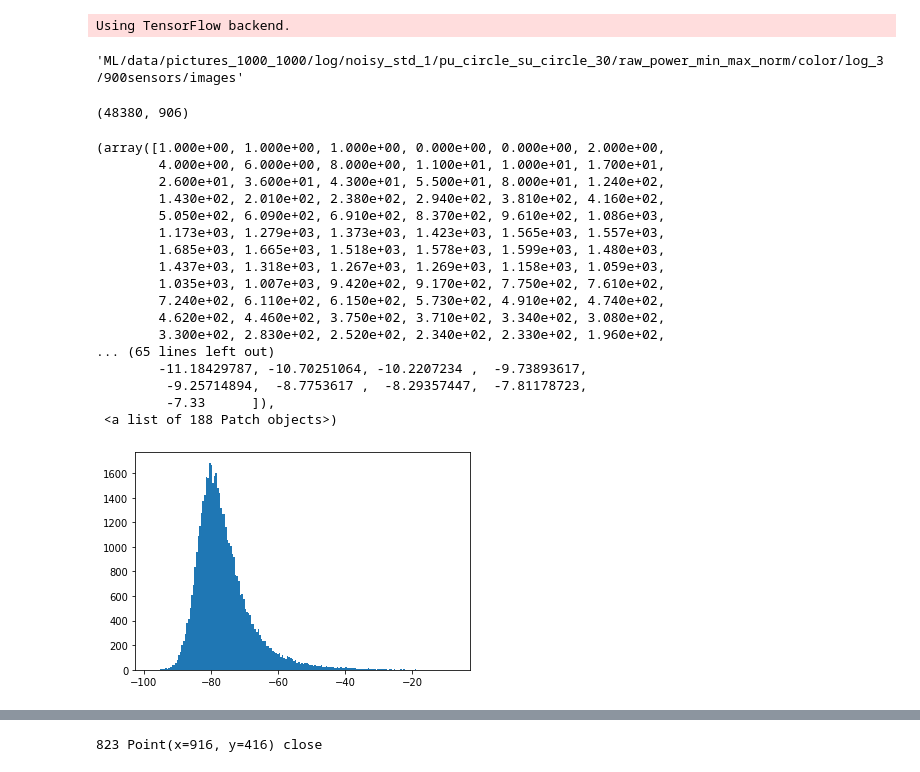
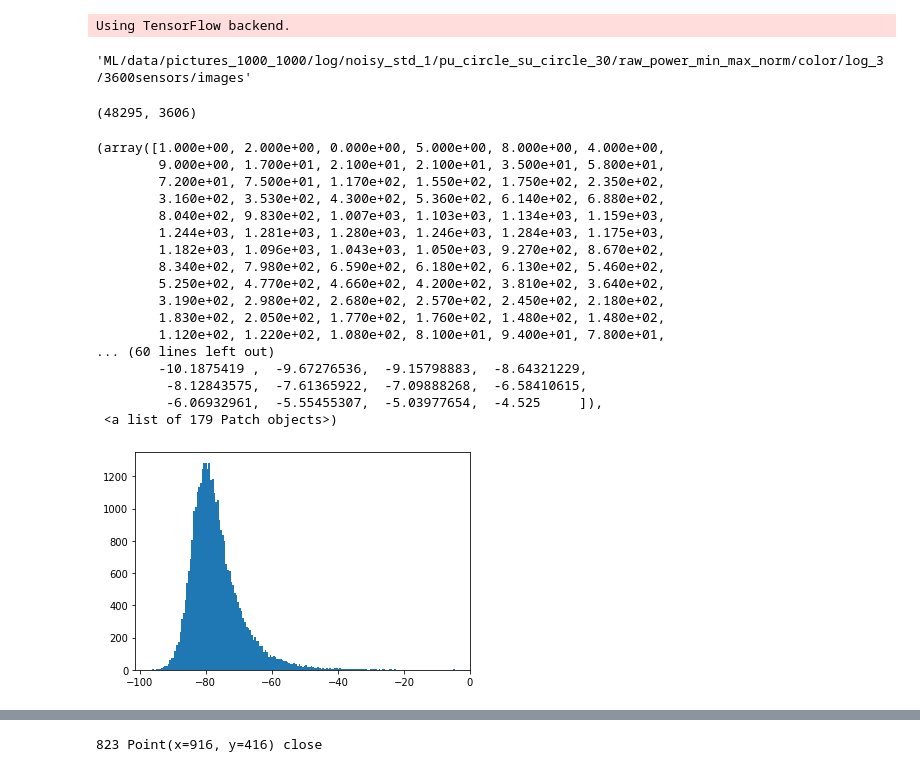
Before and after one commit to shahrokh765/MLSpectrumAllocation, a Jupyter notebook: CNN.ipynb, the cells around one changed output, grey strips where cells are left out. Saved outputs shown, nothing was run; the diff lists cells and outputs as text; code cells hidden in the pictures.

```diff
--- a/CNN.ipynb
+++ b/CNN.ipynb
@@ -55,7 +55,7 @@ else:
 
 sensors = True
 if sensors:
-    sensors_num = 900
+    sensors_num = 3600
     sensors_file_path = "rsc/sensors/" + str(max(max_x, max_y)) + "/" + str(sensors_num) + "/sensors"
 # num_pus = (data_reg.shape[1] - 3)//3
 
@@ -87,13 +87,13 @@ if not os.path.exists(image_dir):
 # %%
 image_dir
 # %% [output]
-'ML/data/pictures_1000_1000/log/noisy_std_1/pu_circle_su_circle_30/raw_power_min_max_norm/color/log_3/900sensors/images'
+'ML/data/pictures_1000_1000/log/noisy_std_1/pu_circle_su_circle_30/raw_power_min_max_norm/color/log_3/3600sensors/images'
 # %%
 # LOAD DATA
 num_columns = (sensors_num if sensors else max_pus_num * 3 + 1) + max_sus_num * 3 + 2
 cols = [i for i in range(num_columns)]
-dataset_name = "dynamic_pus_sensors_50000_min10_max20PUs_1SUs_900sensors_1000grid_1cell_log_noisy_std1_202004_0812_44.txt"
-max_dataset_name = "dynamic_pus_max_power_50000_min10_max20PUs_1SUs_1000grid_1cell_log_noisy_std1_202004_0812_44.txt"
+dataset_name = "dynamic_pus_sensors_50000_min10_max20PUs_1SUs_3600sensors_1000grid_1cell_log_noisy_std1_202004_1304_36.txt"
+max_dataset_name = "dynamic_pus_max_power_50000_min10_max20PUs_1SUs_1000grid_1cell_log_noisy_std1_202004_1304_36.txt"
 with open('/'.join(image_dir.split('/')[:-1]) + '/datasets' + dtime + '.txt', 'w') as set_file:
     set_file.write(dataset_name)
     set_file.write(max_dataset_name)
@@ -127,9 +127,9 @@ del dataframe, dataframe_max, dataframe_tot
 # %%
 data_reg.shape
 # %% [output]
-(48380, 906)
+(48295, 3606)
 # %%
-data_reg = data_reg[0:30000][:]
+data_reg = data_reg[0:35000][:]
 # %%
 def euclidian_distance(p1: Point, p2: Point):
     return ((p1.x - p2.x) ** 2 + (p1.y - p2.y) ** 2) ** 0.5
@@ -396,26 +396,26 @@ def read_image(image_num):
 # TODO: Consider using min_max normalization becasue difference between values using
 # z-score is huge since most of the pixels have the same value, noise floor
 # %%
-plt.hist(data_reg[:,0:1:400], bins='auto')
+plt.hist(data_reg[:,0:1:3600], bins='auto')
 # %% [output]
-(array([1.000e+00, 1.000e+00, 1.000e+00, 0.000e+00, 0.000e+00, 2.000e+00,
-        4.000e+00, 6.000e+00, 8.000e+00, 1.100e+01, 1.000e+01, 1.700e+01,
-        2.600e+01, 3.600e+01, 4.300e+01, 5.500e+01, 8.000e+01, 1.240e+02,
-        1.430e+02, 2.010e+02, 2.380e+02, 2.940e+02, 3.810e+02, 4.160e+02,
-        5.050e+02, 6.090e+02, 6.910e+02, 8.370e+02, 9.610e+02, 1.086e+03,
-        1.173e+03, 1.279e+03, 1.373e+03, 1.423e+03, 1.565e+03, 1.557e+03,
-        1.685e+03, 1.665e+03, 1.518e+03, 1.578e+03, 1.599e+03, 1.480e+03,
-        1.437e+03, 1.318e+03, 1.267e+03, 1.269e+03, 1.158e+03, 1.059e+03,
-        1.035e+03, 1.007e+03, 9.420e+02, 9.170e+02, 7.750e+02, 7.610e+02,
-        7.240e+02, 6.110e+02, 6.150e+02, 5.730e+02, 4.910e+02, 4.740e+02,
-        4.620e+02, 4.460e+02, 3.750e+02, 3.710e+02, 3.340e+02, 3.080e+02,
-        3.300e+02, 2.830e+02, 2.520e+02, 2.340e+02, 2.330e+02, 1.960e+02,
-... (65 lines left out)
-        -11.18429787, -10.70251064, -10.2207234 ,  -9.73893617,
-         -9.25714894,  -8.7753617 ,  -8.29357447,  -7.81178723,
-         -7.33      ]),
- <a list of 188 Patch objects>)
+(array([1.000e+00, 2.000e+00, 0.000e+00, 5.000e+00, 8.000e+00, 4.000e+00,
+        9.000e+00, 1.700e+01, 2.100e+01, 2.100e+01, 3.500e+01, 5.800e+01,
+        7.200e+01, 7.500e+01, 1.170e+02, 1.550e+02, 1.750e+02, 2.350e+02,
+        3.160e+02, 3.530e+02, 4.300e+02, 5.360e+02, 6.140e+02, 6.880e+02,
+        8.040e+02, 9.830e+02, 1.007e+03, 1.103e+03, 1.134e+03, 1.159e+03,
+        1.244e+03, 1.281e+03, 1.280e+03, 1.246e+03, 1.284e+03, 1.175e+03,
+        1.182e+03, 1.096e+03, 1.043e+03, 1.050e+03, 9.270e+02, 8.670e+02,
+        8.340e+02, 7.980e+02, 6.590e+02, 6.180e+02, 6.130e+02, 5.460e+02,
+        5.250e+02, 4.770e+02, 4.660e+02, 4.200e+02, 3.810e+02, 3.640e+02,
+        3.190e+02, 2.980e+02, 2.680e+02, 2.570e+02, 2.450e+02, 2.180e+02,
+        1.830e+02, 2.050e+02, 1.770e+02, 1.760e+02, 1.480e+02, 1.480e+02,
+        1.120e+02, 1.220e+02, 1.080e+02, 8.100e+01, 9.400e+01, 7.800e+01,
+... (60 lines left out)
+        -10.1875419 ,  -9.67276536,  -9.15798883,  -8.64321229,
+         -8.12843575,  -7.61365922,  -7.09888268,  -6.58410615,
+         -6.06932961,  -5.55455307,  -5.03977654,  -4.525     ]),
+ <a list of 179 Patch objects>)
-[figure, old version]
+[figure, new version]
 # %%
 # Saving images once to save time
 # run this cell just for creating images
```
Also changed, not shown: parts of 5 cells of this notebook, 6 other files.
